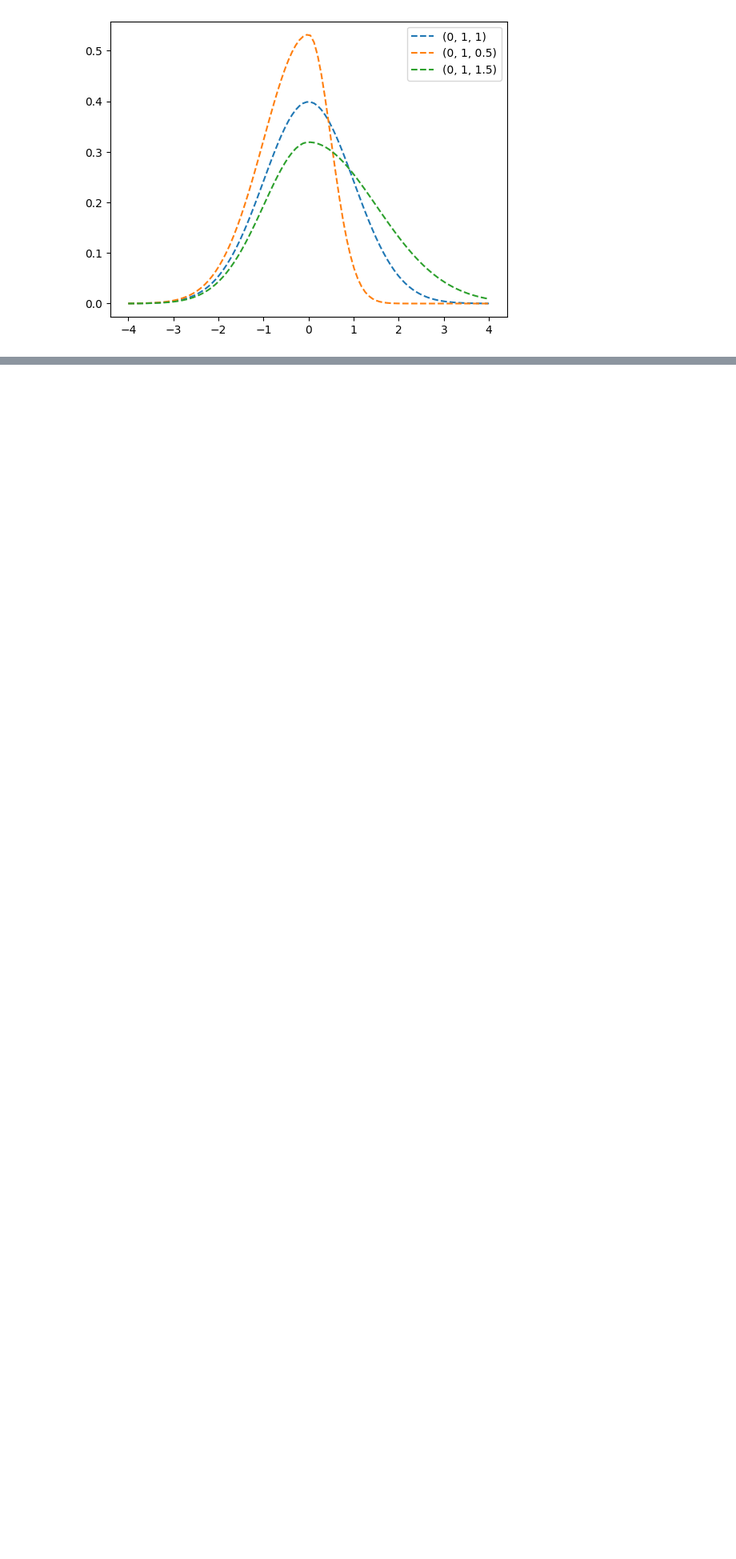
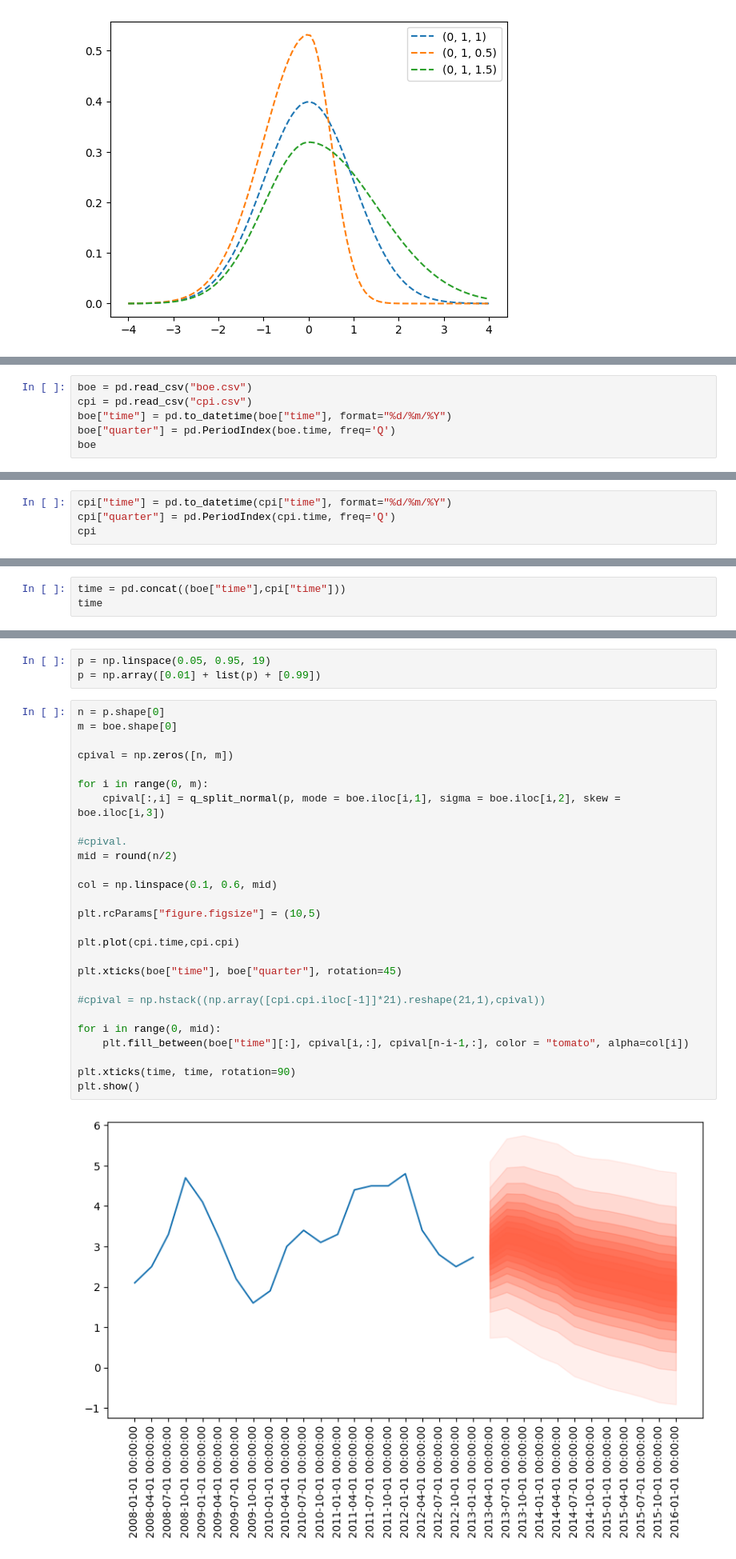
Before and after one commit to Vuong-Chu/Projects, a Jupyter notebook: Python/Econometrics/Fan_chart.ipynb, the cells around one changed output, grey strips where cells are left out. Shown: that part at 80% size. Saved outputs shown, nothing was run; the diff lists cells and outputs as text; blank space fills up the shorter version.

```diff
--- a/Python/Econometrics/Fan_chart.ipynb
+++ b/Python/Econometrics/Fan_chart.ipynb
@@ -115,0 +87,6 @@ ar1.forecast(100, signal_only=True)
+# %%
+boe = pd.read_csv("boe.csv")
+cpi = pd.read_csv("cpi.csv")
+boe["time"] = pd.to_datetime(boe["time"], format="%d/%m/%Y")
+boe["quarter"] = pd.PeriodIndex(boe.time, freq='Q')
+boe
@@ -115,0 +107,4 @@ ar1.forecast(100, signal_only=True)
+# %%
+cpi["time"] = pd.to_datetime(cpi["time"], format="%d/%m/%Y")
+cpi["quarter"] = pd.PeriodIndex(cpi.time, freq='Q')
+cpi
@@ -115,0 +129,3 @@ ar1.forecast(100, signal_only=True)
+# %%
+time = pd.concat((boe["time"],cpi["time"]))
+time
@@ -115,0 +150,32 @@ ar1.forecast(100, signal_only=True)
+# %%
+p = np.linspace(0.05, 0.95, 19)
+p = np.array([0.01] + list(p) + [0.99])
+# %%
+n = p.shape[0]
+m = boe.shape[0]
+
+cpival = np.zeros([n, m])
+
+for i in range(0, m):
+    cpival[:,i] = q_split_normal(p, mode = boe.iloc[i,1], sigma = boe.iloc[i,2], skew = boe.iloc[i,3])
+
+#cpival.
+mid = round(n/2)
+
+col = np.linspace(0.1, 0.6, mid)
+
+plt.rcParams["figure.figsize"] = (10,5)
+
+plt.plot(cpi.time,cpi.cpi)
+
+plt.xticks(boe["time"], boe["quarter"], rotation=45)
+
+#cpival = np.hstack((np.array([cpi.cpi.iloc[-1]]*21).reshape(21,1),cpival))
+
+for i in range(0, mid):
+    plt.fill_between(boe["time"][:], cpival[i,:], cpival[n-i-1,:], color = "tomato", alpha=col[i])
+
+plt.xticks(time, time, rotation=90)
+plt.show()
+# %% [output]
+[figure, added]
```
Also changed, not shown: parts of 13 cells of this notebook.
